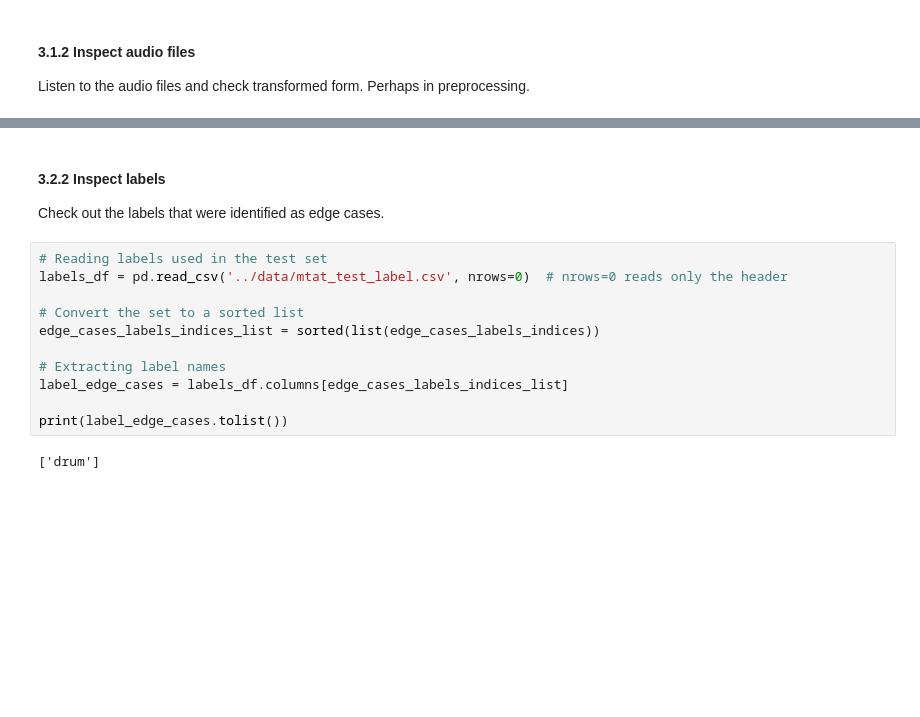
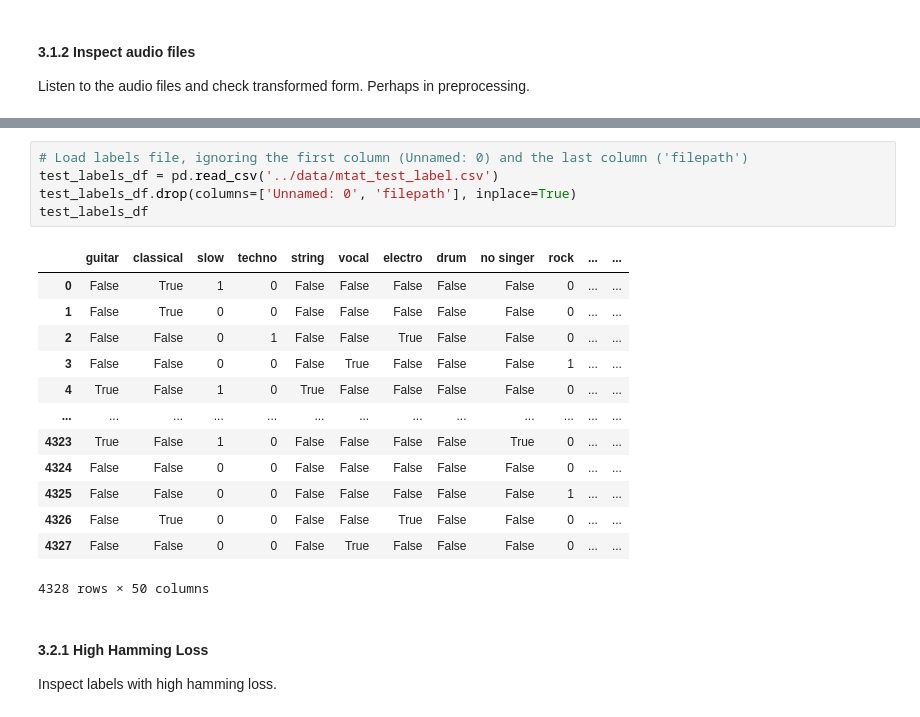
Before and after one commit to syeon0928/tagging-music-sequences, a Jupyter notebook: notebooks/evaluation.ipynb, the cells around one changed output, grey strips where cells are left out. Saved outputs shown, nothing was run; the diff lists cells and outputs as text; blank space fills up the shorter version.

Commit message:
Updated edge cases

```diff
--- a/notebooks/evaluation.ipynb
+++ b/notebooks/evaluation.ipynb
@@ -603,16 +604,22 @@ Indices:
-# %% [markdown]
-#### 3.2.2 Inspect labels
-Check out the labels that were identified as edge cases.
-# %%
-# Reading labels used in the test set
-labels_df = pd.read_csv('../data/mtat_test_label.csv', nrows=0)  # nrows=0 reads only the header
-
-# Convert the set to a sorted list
-edge_cases_labels_indices_list = sorted(list(edge_cases_labels_indices))
-
-# Extracting label names
-label_edge_cases = labels_df.columns[edge_cases_labels_indices_list]
-
-print(label_edge_cases.tolist())
-# %% [output]
-['drum']
+# %%
+# Load labels file, ignoring the first column (Unnamed: 0) and the last column ('filepath')
+test_labels_df = pd.read_csv('../data/mtat_test_label.csv')
+test_labels_df.drop(columns=['Unnamed: 0', 'filepath'], inplace=True)
+test_labels_df
+# %% [output]
+|  | guitar | classical | slow | techno | string | vocal | electro | drum | no singer | rock | ... | ... |
+| 0 | False | True | 1 | 0 | False | False | False | False | False | 0 | ... | ... |
+| 1 | False | True | 0 | 0 | False | False | False | False | False | 0 | ... | ... |
+| 2 | False | False | 0 | 1 | False | False | True | False | False | 0 | ... | ... |
+| 3 | False | False | 0 | 0 | False | True | False | False | False | 1 | ... | ... |
+| 4 | True | False | 1 | 0 | True | False | False | False | False | 0 | ... | ... |
+| ... | ... | ... | ... | ... | ... | ... | ... | ... | ... | ... | ... | ... |
+| 4323 | True | False | 1 | 0 | False | False | False | False | True | 0 | ... | ... |
+| 4324 | False | False | 0 | 0 | False | False | False | False | False | 0 | ... | ... |
+| 4325 | False | False | 0 | 0 | False | False | False | False | False | 1 | ... | ... |
+| 4326 | False | True | 0 | 0 | False | False | True | False | False | 0 | ... | ... |
+| 4327 | False | False | 0 | 0 | False | True | False | False | False | 0 | ... | ... |
+4328 rows × 50 columns
+# %% [markdown]
+#### 3.2.1 High Hamming Loss
+Inspect labels with high hamming loss.
```
Also changed, not shown: parts of 15 cells of this notebook.
